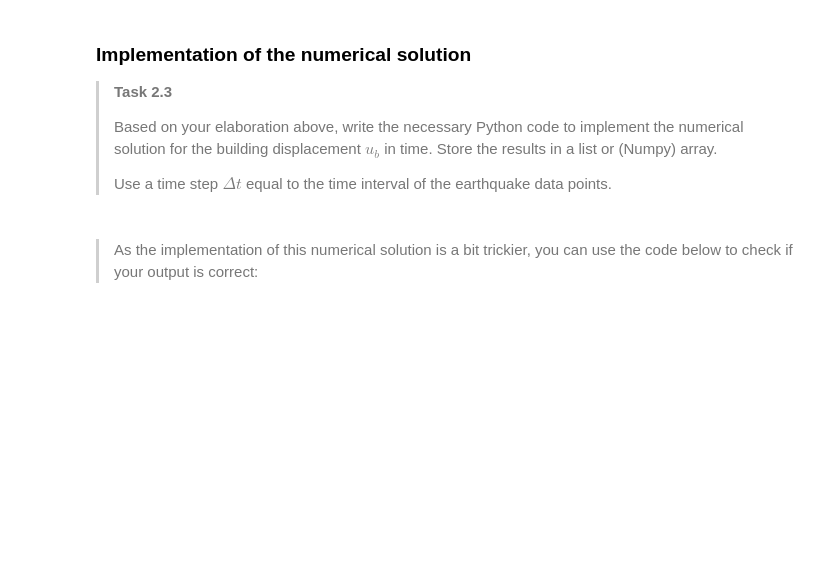
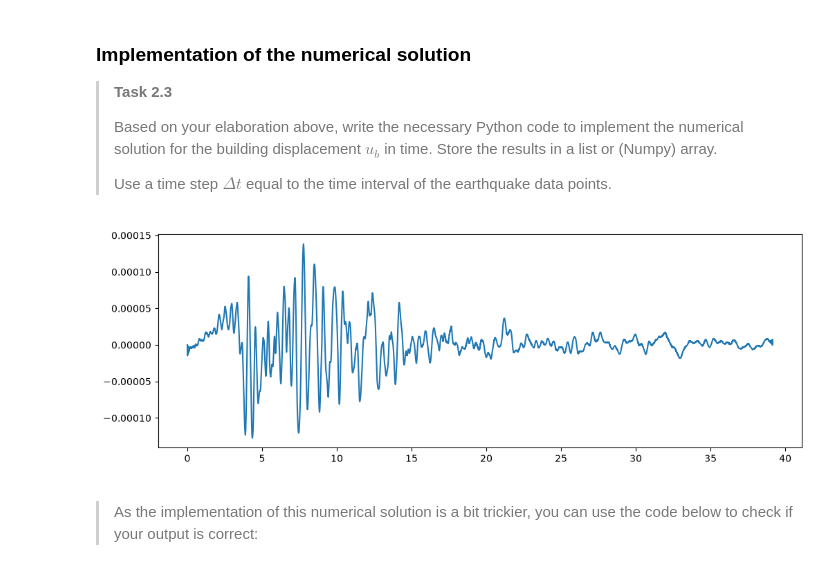
Before and after one commit to harm03/GA1.2-team1O, a Jupyter notebook: 1Ddynamics.ipynb, the cells around one changed output. Drawn from its saved outputs; the diff is of its cells as text; code cells hidden in the pictures; blank space fills up the shorter version.

```diff
--- a/1Ddynamics.ipynb
+++ b/1Ddynamics.ipynb
@@ -224,26 +224,45 @@ Now, we proceed with the numerical solution of the above differential equation f
 # %%
 def solution(k, c, m, num):
     """Solve the ODE for the building displacement in time
 
     Parameters
     ----------
     k : float
         Stiffness of the building
     c : float
         Damping of the building
     m : float
         Mass of the building
     num : int
         Number of time steps to solve for
     """
     u = np.zeros([num])  # Initial conditions at t=0 automatically satisfied
+    b = np.zeros(num - 2)
+    matrix = np.zeros((num - 2, num - 2))
 
-    ### YOUR CODE HERE ###
-    ### YOUR CODE HERE ###
+     # precompute elements of the matrix A and vector b
+    side = (m/dt**2) - (c/(2 * dt))
+    middle = (2 * m) / dt**2 + k
+
+
+    np.fill_diagonal(matrix, middle)
+    matrix[np.arange(num - 3), np.arange(1, num - 2)] = side
+    matrix[np.arange(1, num - 2), np.arange(num - 3)] = side
+
+    for i in range(len(b)):
+        b[i] = ug[i] + c * vg[i]
+
+    u[1:-1] = np.linalg.solve(matrix, b)
     return u
 
 
 ub = solution(k, c, m, num)
+
+plt.figure(figsize=(12, 4))
+plt.plot(t, ub)
+plt.show()
+# %% [output]
+[figure, added]
 # %% [markdown]
 
 >
```
Also changed, not shown: parts of 7 cells of this notebook.
